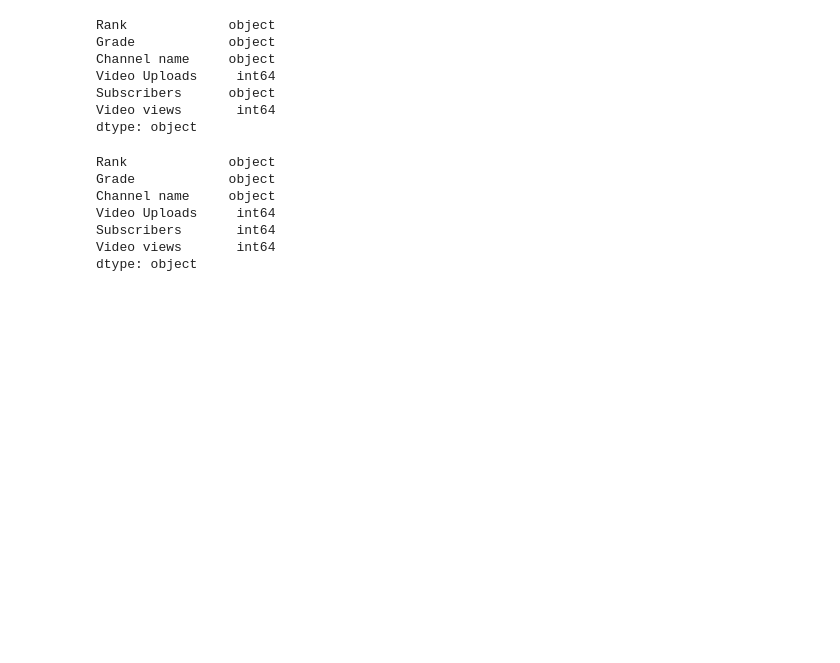
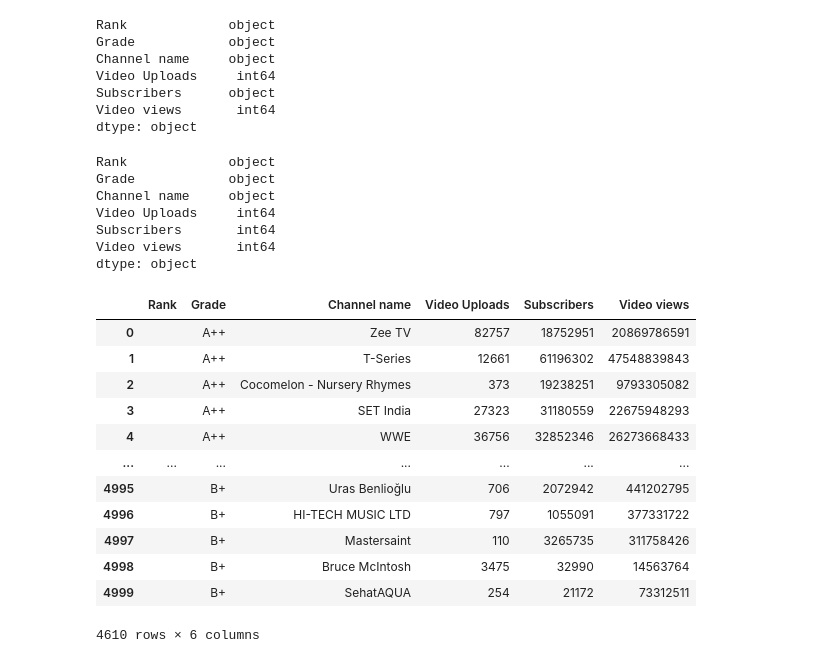
Before and after one commit to Abricos-gt/Data_Science_projects, a Jupyter notebook: youtube-analysis.ipynb, the cells around one changed output. Drawn from its saved outputs; the diff is of its cells as text; code cells hidden in the pictures; blank space fills up the shorter version.

```diff
--- a/youtube-analysis.ipynb
+++ b/youtube-analysis.ipynb
@@ -249,3 +249,19 @@ Video Uploads     int64
 Subscribers       int64
 Video views       int64
 dtype: object
+# %%
+ df1
+# %% [output]
+|  | Rank | Grade | Channel name | Video Uploads | Subscribers | Video views |
+| 0 |  | A++ | Zee TV | 82757 | 18752951 | 20869786591 |
+| 1 |  | A++ | T-Series | 12661 | 61196302 | 47548839843 |
+| 2 |  | A++ | Cocomelon - Nursery Rhymes | 373 | 19238251 | 9793305082 |
+| 3 |  | A++ | SET India | 27323 | 31180559 | 22675948293 |
+| 4 |  | A++ | WWE | 36756 | 32852346 | 26273668433 |
+| ... | ... | ... | ... | ... | ... | ... |
+| 4995 |  | B+ | Uras Benlioğlu | 706 | 2072942 | 441202795 |
+| 4996 |  | B+ | HI-TECH MUSIC LTD | 797 | 1055091 | 377331722 |
+| 4997 |  | B+ | Mastersaint | 110 | 3265735 | 311758426 |
+| 4998 |  | B+ | Bruce McIntosh | 3475 | 32990 | 14563764 |
+| 4999 |  | B+ | SehatAQUA | 254 | 21172 | 73312511 |
+4610 rows × 6 columns
```
Also changed, not shown: parts of 7 cells of this notebook.
